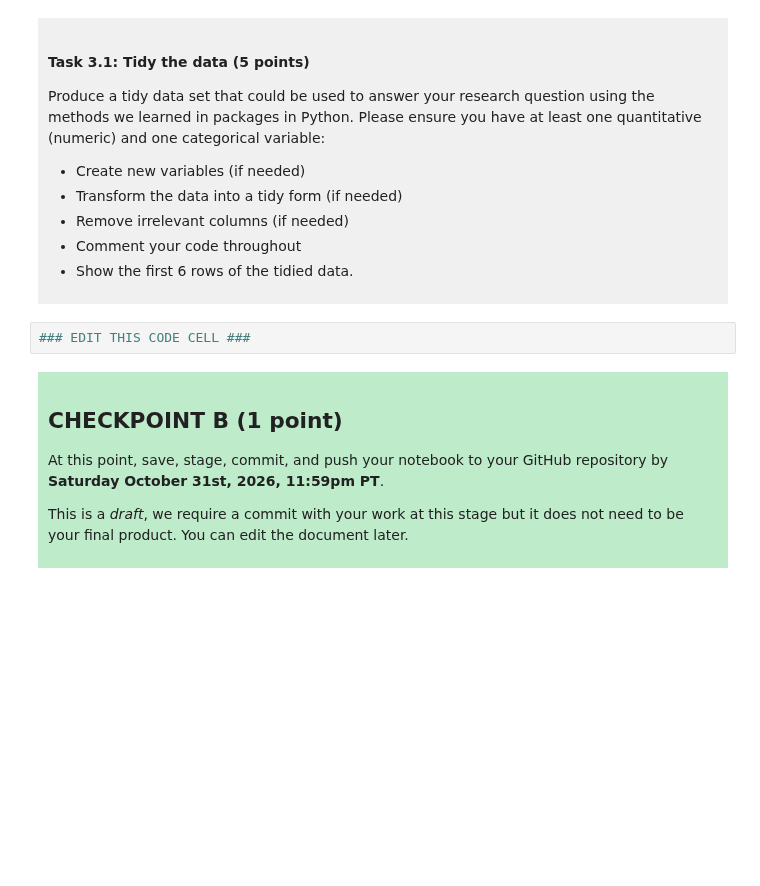
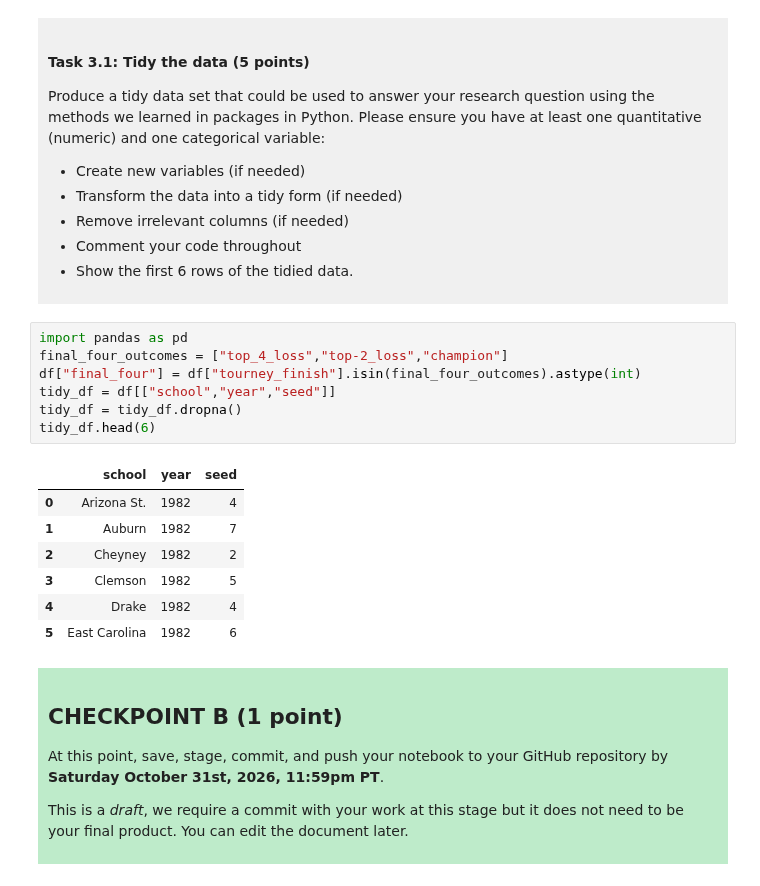
Before and after one commit to raoshuyi5-code/dsci-100-project-Shuyi-Rao, a Jupyter notebook: dsci-100-project-notebook.ipynb, the cells around one changed output. Saved outputs shown, nothing was run; the diff lists cells and outputs as text; blank space fills up the shorter version.

```diff
--- a/dsci-100-project-notebook.ipynb
+++ b/dsci-100-project-notebook.ipynb
@@ -187,7 +200,20 @@ Produce a tidy data set that could be used to answer your research question usin
 
 </div>
 # %%
-### EDIT THIS CODE CELL ###
+import pandas as pd
+final_four_outcomes = ["top_4_loss","top-2_loss","champion"]
+df["final_four"] = df["tourney_finish"].isin(final_four_outcomes).astype(int)
+tidy_df = df[["school","year","seed"]]
+tidy_df = tidy_df.dropna()
+tidy_df.head(6)
+# %% [output]
+|  | school | year | seed |
+| 0 | Arizona St. | 1982 | 4 |
+| 1 | Auburn | 1982 | 7 |
+| 2 | Cheyney | 1982 | 2 |
+| 3 | Clemson | 1982 | 5 |
+| 4 | Drake | 1982 | 4 |
+| 5 | East Carolina | 1982 | 6 |
 # %% [markdown]
 <div style="background-color: #beebca; padding: 10px;">
 
```
Also changed, not shown: parts of 5 cells of this notebook.
